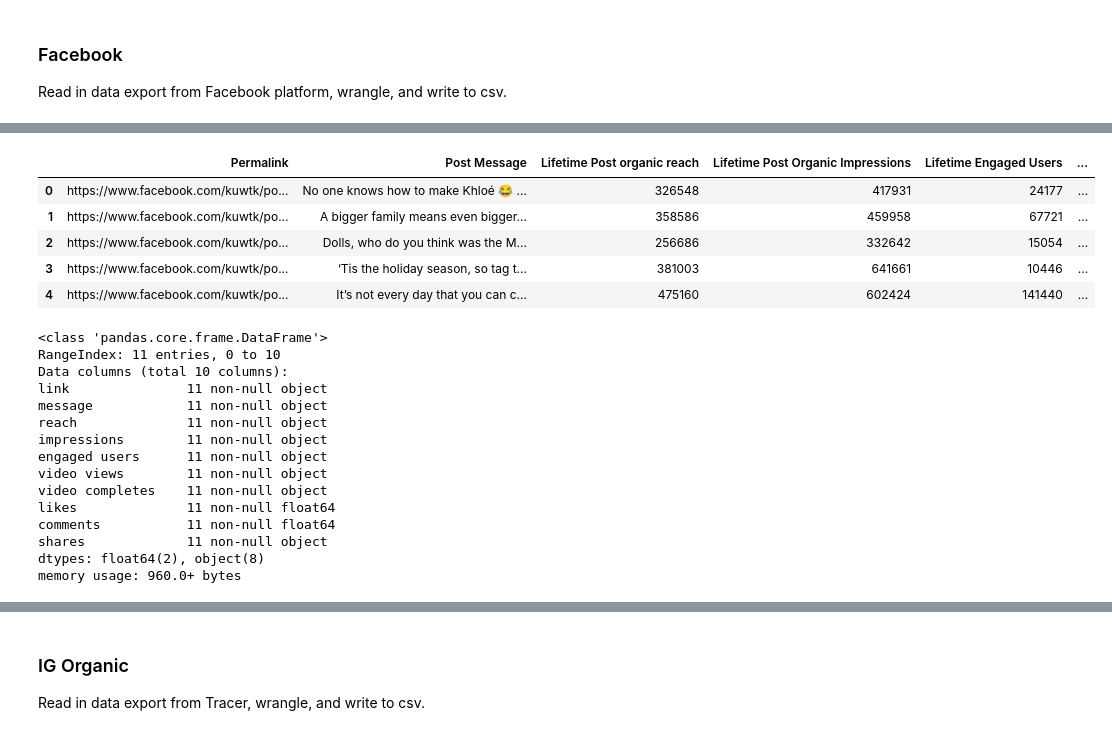
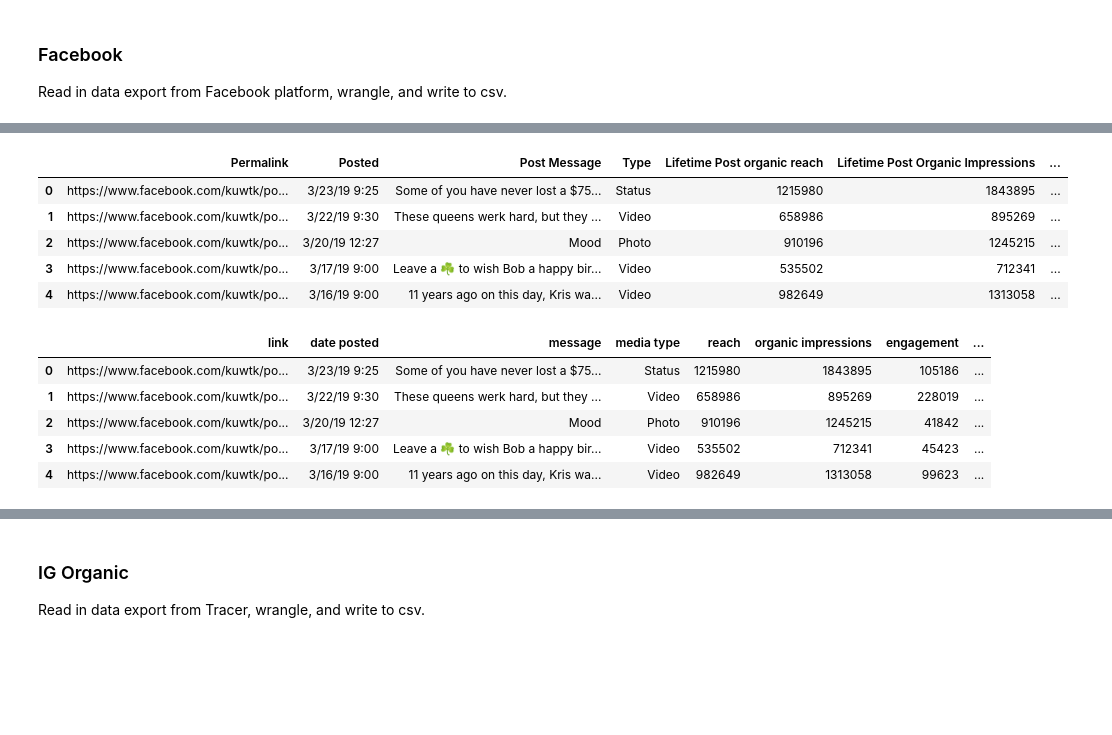
Before and after one commit to ccaddel/E_organic_social_wrangling, a Jupyter notebook: K_Weekly_Reporting.ipynb, the cells around one changed output, grey strips where cells are left out. Cells and saved outputs as stored; diff of their text form; code cells hidden in the pictures; blank space fills up the shorter version.

```diff
--- a/K_Weekly_Reporting.ipynb
+++ b/K_Weekly_Reporting.ipynb
@@ -322,38 +356,25 @@ None
 # %%
 #drop unwanted rows and columns
 fb.drop(fb.index[0], inplace=True)
-fb = fb.filter(['Permalink','Post Message','Lifetime Post organic reach','Lifetime Post Organic Impressions',
-            'Lifetime Engaged Users','Lifetime Organic Video Views.1','Lifetime Organic views to 95%.1',
-                'Lifetime Talking About This (Post) by action type - like',
-                'Lifetime Talking About This (Post) by action type - comment',
-                'Lifetime Talking About This (Post) by action type - share'])
+fb = fb.filter(['Permalink','Posted','Post Message','Type','Lifetime Post organic reach','Lifetime Post Organic Impressions','Lifetime Engaged Users','Lifetime Organic Video Views.1','Lifetime Organic views to 95%.1','Lifetime Talking About This (Post) by action type - like','Lifetime Talking About This (Post) by action type - comment','Lifetime Talking About This (Post) by action type - share'])
 fb = fb.reset_index(drop=True)
 fb.head()
 # %% [output]
-|  | Permalink | Post Message | Lifetime Post organic reach | Lifetime Post Organic Impressions | Lifetime Engaged Users | ... |
-| 0 | https://www.facebook.com/kuwtk/po... | No one knows how to make Khloé 😂 ... | 326548 | 417931 | 24177 | ... |
-| 1 | https://www.facebook.com/kuwtk/po... | A bigger family means even bigger... | 358586 | 459958 | 67721 | ... |
-| 2 | https://www.facebook.com/kuwtk/po... | Dolls, who do you think was the M... | 256686 | 332642 | 15054 | ... |
-| 3 | https://www.facebook.com/kuwtk/po... | ‘Tis the holiday season, so tag t... | 381003 | 641661 | 10446 | ... |
-| 4 | https://www.facebook.com/kuwtk/po... | It’s not every day that you can c... | 475160 | 602424 | 141440 | ... |
+|  | Permalink | Posted | Post Message | Type | Lifetime Post organic reach | Lifetime Post Organic Impressions | ... |
+| 0 | https://www.facebook.com/kuwtk/po... | 3/23/19 9:25 | Some of you have never lost a $75... | Status | 1215980 | 1843895 | ... |
+| 1 | https://www.facebook.com/kuwtk/po... | 3/22/19 9:30 | These queens werk hard, but they ... | Video | 658986 | 895269 | ... |
+| 2 | https://www.facebook.com/kuwtk/po... | 3/20/19 12:27 | Mood | Photo | 910196 | 1245215 | ... |
+| 3 | https://www.facebook.com/kuwtk/po... | 3/17/19 9:00 | Leave a ☘ to wish Bob a happy bir... | Video | 535502 | 712341 | ... |
+| 4 | https://www.facebook.com/kuwtk/po... | 3/16/19 9:00 | 11 years ago on this day, Kris wa... | Video | 982649 | 1313058 | ... |
 # %%
-# rename columns
-fb.columns = ['link','message','reach','impressions','engaged users','video views','video completes','likes','comments','shares']
-fb.info()
+#rename columns
+fb.columns = ['link','date posted','message','media type','reach','organic impressions','engagement','organic video views','organic video completes','likes','comments','shares']
+fb.head()
 # %% [output]
-<class 'pandas.core.frame.DataFrame'>
-RangeIndex: 11 entries, 0 to 10
-Data columns (total 10 columns):
-link               11 non-null object
-message            11 non-null object
-reach              11 non-null object
-impressions        11 non-null object
-engaged users      11 non-null object
-video views        11 non-null object
-video completes    11 non-null object
-likes              11 non-null float64
-comments           11 non-null float64
-shares             11 non-null object
-dtypes: float64(2), object(8)
-memory usage: 960.0+ bytes
+|  | link | date posted | message | media type | reach | organic impressions | engagement | ... |
+| 0 | https://www.facebook.com/kuwtk/po... | 3/23/19 9:25 | Some of you have never lost a $75... | Status | 1215980 | 1843895 | 105186 | ... |
+| 1 | https://www.facebook.com/kuwtk/po... | 3/22/19 9:30 | These queens werk hard, but they ... | Video | 658986 | 895269 | 228019 | ... |
+| 2 | https://www.facebook.com/kuwtk/po... | 3/20/19 12:27 | Mood | Photo | 910196 | 1245215 | 41842 | ... |
+| 3 | https://www.facebook.com/kuwtk/po... | 3/17/19 9:00 | Leave a ☘ to wish Bob a happy bir... | Video | 535502 | 712341 | 45423 | ... |
+| 4 | https://www.facebook.com/kuwtk/po... | 3/16/19 9:00 | 11 years ago on this day, Kris wa... | Video | 982649 | 1313058 | 99623 | ... |
 # %%
```
Also changed, not shown: parts of 21 cells of this notebook.
